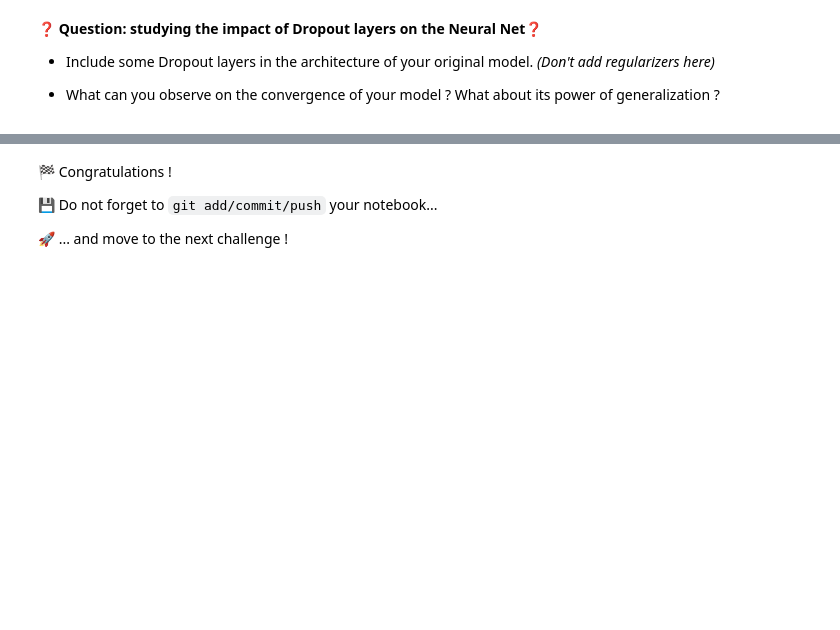
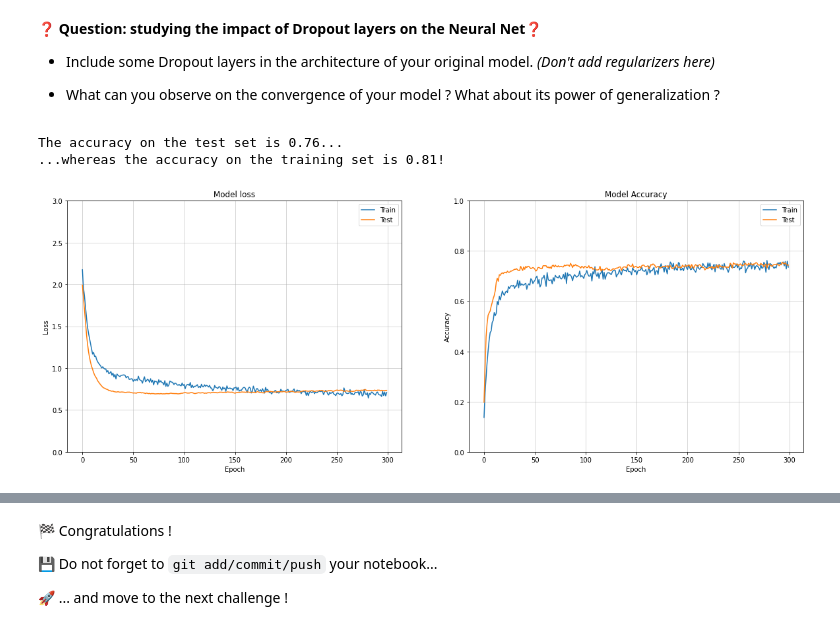
Before and after one commit to HumbertMonnot/data-challenges, a Jupyter notebook: 06-Deep-Learning/02-Optimizer-loss-and-fitting/02-How-to-properly-prevent-overfitting/how_to_properly_prevent_overfitting.ipynb, the cells around one changed output, grey strips where cells are left out. Drawn from its saved outputs; the diff is of its cells as text; code cells hidden in the pictures; blank space fills up the shorter version.

```diff
--- a/06-Deep-Learning/02-Optimizer-loss-and-fitting/02-How-to-properly-prevent-overfitting/how_to_properly_prevent_overfitting.ipynb
+++ b/06-Deep-Learning/02-Optimizer-loss-and-fitting/02-How-to-properly-prevent-overfitting/how_to_properly_prevent_overfitting.ipynb
@@ -810,35 +810,39 @@ _(Don't add regularizers here)_
 # %%
 # RUN THIS CELL
 
 # 1. Model Architecture
 model = models.Sequential()
 model.add(layers.Dense(25, activation='relu', input_dim=10))
-odel.add(layers.Dropout(rate=0.2))
+model.add(layers.Dropout(rate=0.2))
 model.add(layers.Dense(10, activation='relu'))
-odel.add(layers.Dropout(rate=0.2))
+model.add(layers.Dropout(rate=0.2))
 model.add(layers.Dense(8, activation='softmax'))
 
 # 2. Model compilation
 model.compile(loss='categorical_crossentropy',
               optimizer='adam',
               metrics=['accuracy'])
 
 # 3. Training
 history = model.fit(X_train, y_cat_train,
                     validation_split = 0.3,
                     epochs = 300,           # Notice that we are not using any Early Stopping Criterion
                     batch_size = 16,
                     verbose=0)
 
 # 4. Evaluation
 results_train = model.evaluate(X_train, y_cat_train, verbose = 0)
 results_test = model.evaluate(X_test, y_cat_test, verbose = 0)
 
 
 # 5. Looking back at what happened during the training phase
 print(f'The accuracy on the test set is {results_test[1]:.2f}...')
 print(f'...whereas the accuracy on the training set is {results_train[1]:.2f}!')
 plot_loss_accuracy(history)
+# %% [output]
+The accuracy on the test set is 0.76...
+...whereas the accuracy on the training set is 0.81!
+[figure, added]
 # %% [markdown]
 <u><b>Conclusions:</b></u>
 
```
Also changed, not shown: 4 other files.
